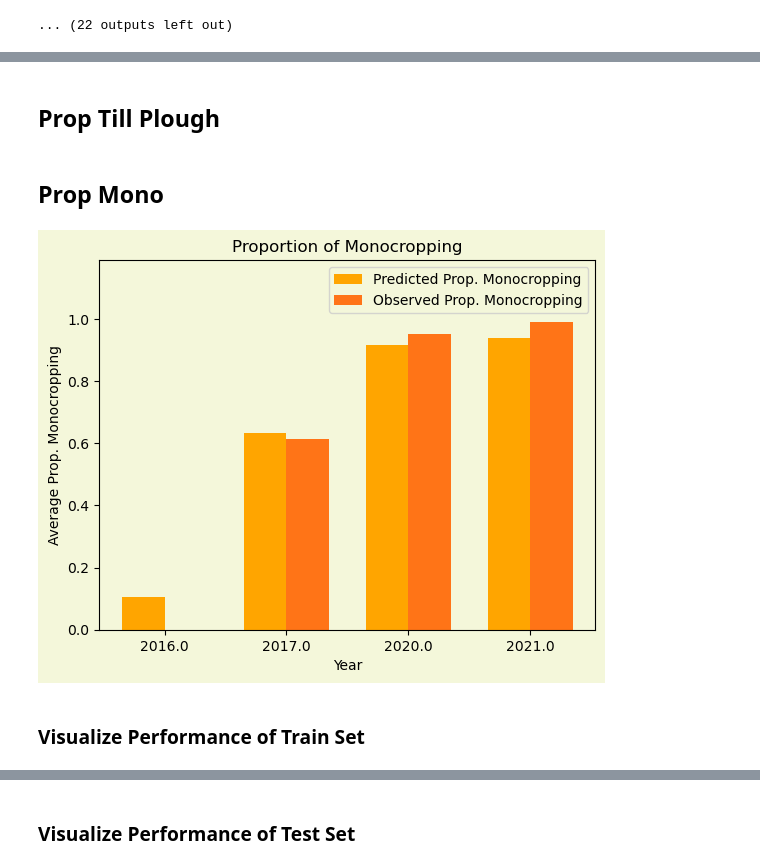
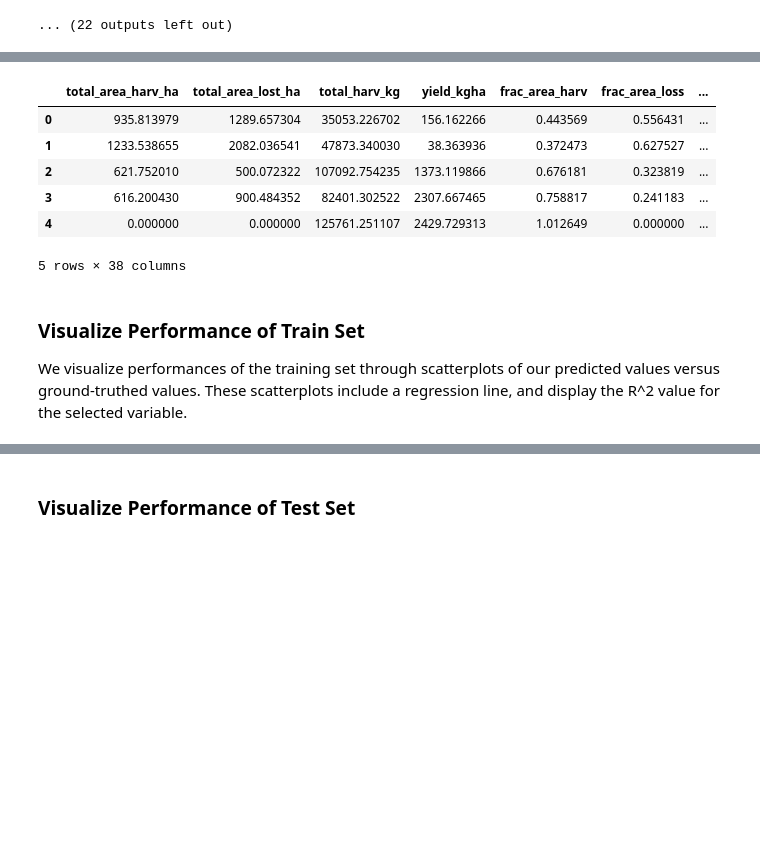
Before and after one commit to mosaiks-capstone/Modeling, a Jupyter notebook: gabmodeltesting.ipynb, the cells around one changed output, grey strips where cells are left out. Saved outputs shown, nothing was run; the diff lists cells and outputs as text; code cells hidden in the pictures; blank space fills up the shorter version.

```diff
--- a/gabmodeltesting.ipynb
+++ b/gabmodeltesting.ipynb
@@ -381,8 +363,3 @@ for target_column in models.keys():
     # Store the predicted values and R2 score in their respective dictionaries
     y_pred_train[target_column] = y_pred_train_column
     r2_train[target_column] = [r2_train_column]
-# %%
-new_colnames = {col: col + '_pred' for col in y_pred_train.columns}
-y_pred_train = y_pred_train.rename(columns=new_colnames)
-
-y_pred_train = y_pred_train.reset_index(drop=True)
@@ -856,55 +366,17 @@ plt.show()
-# %% [markdown]
-## Prop Till Plough
-# %% [markdown]
-## Prop Mono
-# %%
-# Assuming you have the 'average_values' DataFrame with columns 'year', 'prop_mono', and 'prop_mono_pred'
-years = average_values['year']
-prop_mono = average_values['prop_mono']
-prop_mono_pred = average_values['prop_mono_pred']
-
-# Set the width of the bars
-bar_width = 0.35
-
-# Calculate the positions for the bars
-bar_positions_prop_mono_pred = np.arange(len(years))
-bar_positions_prop_mono = bar_positions_prop_mono_pred + bar_width
-
-# Define the colors for the bars
-color_prop_mono_pred = '#FFA500'  # Light red color
-color_prop_mono = '#FF7417'  # Dark red color
-
-# Create the bar plot
-plt.bar(bar_positions_prop_mono_pred, prop_mono_pred, width=bar_width, label='Predicted Prop. Monocropping', color=color_prop_mono_pred)
-plt.bar(bar_positions_prop_mono, prop_mono, width=bar_width, label='Observed Prop. Monocropping', color=color_prop_mono)
-
-# Set the x-axis tick labels
-plt.xticks(bar_positions_prop_mono_pred + bar_width/2, years)
-
-# Adjust y-axis limits
-plt.ylim(top=max(max(prop_mono_pred), max(prop_mono)) * 1.2)  # Increase the limit by 10%
-
-# Add labels and title to the plot
-plt.xlabel('Year')
-plt.ylabel('Average Prop. Monocropping')
-plt.title('Proportion of Monocropping')
-plt.legend()
-
-fig = plt.gcf()  # Get the current figure
-fig.patch.set_facecolor('#F4F7DA')  # Set the color outside of the plot
-ax = plt.gca()  # Get the current axes
-ax.set_facecolor('#F4F7DA')  # Set plot background color
-
-# Get the legend and modify the fill color
-legend = plt.legend()
-legend.get_frame().set_facecolor('#F4F7DA')  # Set the fill color of the legend background
-
-# Show the plot
-plt.show()
-# %% [output]
-[figure, removed]
+# %%
+y_pred_train.head()
+# %% [output]
+|  | total_area_harv_ha | total_area_lost_ha | total_harv_kg | yield_kgha | frac_area_harv | frac_area_loss | ... |
+| 0 | 935.813979 | 1289.657304 | 35053.226702 | 156.162266 | 0.443569 | 0.556431 | ... |
+| 1 | 1233.538655 | 2082.036541 | 47873.340030 | 38.363936 | 0.372473 | 0.627527 | ... |
+| 2 | 621.752010 | 500.072322 | 107092.754235 | 1373.119866 | 0.676181 | 0.323819 | ... |
+| 3 | 616.200430 | 900.484352 | 82401.302522 | 2307.667465 | 0.758817 | 0.241183 | ... |
+| 4 | 0.000000 | 0.000000 | 125761.251107 | 2429.729313 | 1.012649 | 0.000000 | ... |
+5 rows × 38 columns
 # %% [markdown]
 ### Visualize Performance of Train Set
+
+We visualize performances of the training set through scatterplots of our predicted values versus ground-truthed values. These scatterplots include a regression line, and display the R^2 value for the selected variable.
 # %%
 # Create a list of variable names from the dataframes
 variable_names = list(y_pred_train.columns)
```
Also changed, not shown: parts of 40 cells of this notebook.
